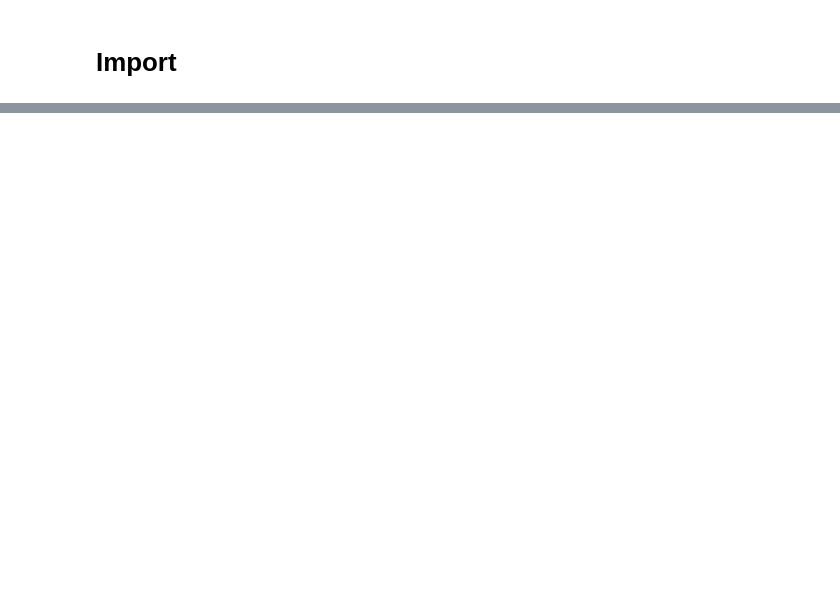
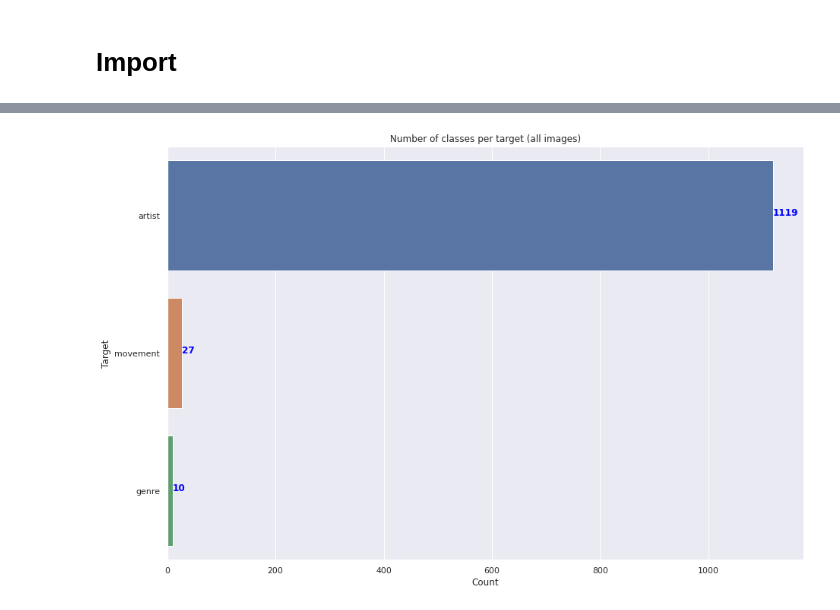
Before and after one commit to gregoirelafay/neural-art, a Jupyter notebook: notebooks/data_preparation.ipynb, the cells around one changed output, grey strips where cells are left out. Cells and saved outputs as stored; diff of their text form; code cells hidden in the pictures; blank space fills up the shorter version.

```diff
--- a/notebooks/data_preparation.ipynb
+++ b/notebooks/data_preparation.ipynb
@@ -101,0 +108,17 @@ genre = [i for i in os.listdir(csv_path + 'wikiart') if i != '.DS_Store']
+# %%
+col = ['artist','genre','movement']
+
+fig, ax = plt.subplots(1,1,figsize=(15,10))
+sns.barplot(y=data[col].nunique().index,
+            x=data[col].nunique().values,
+            order=data[col].nunique().sort_values(ascending=False).index,
+            ax=ax);
+
+for i, v in enumerate(data[col].nunique().sort_values(ascending=False).values):
+    ax.text(v, i , str(v), color='blue', fontweight='bold')
+
+ax.set_title("Number of classes per target (all images)");
+ax.set_xlabel("Count");
+ax.set_ylabel("Target");
+# %% [output]
+[figure, added]
```
Also changed, not shown: parts of 19 cells of this notebook.
